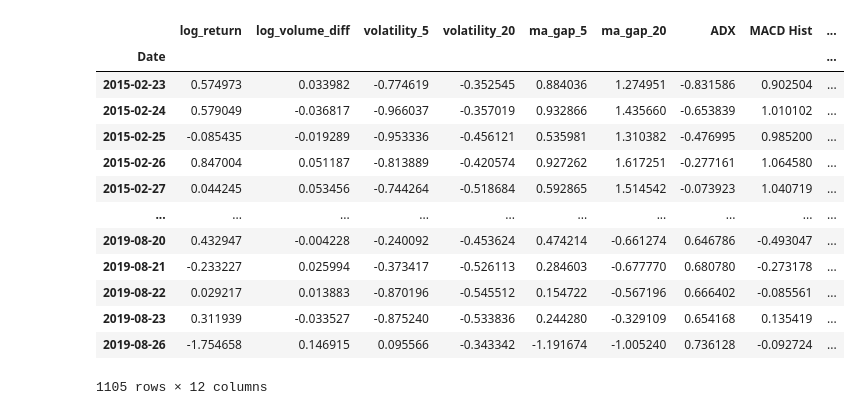
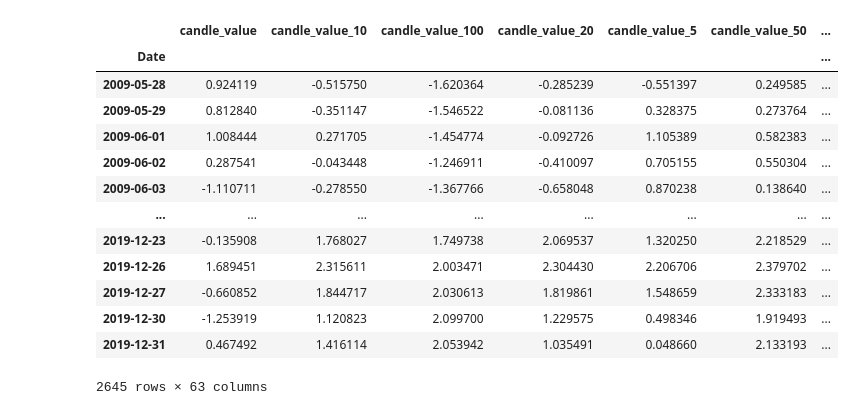
Before and after one commit to napnel/UoA-thesis-s1260099, a Jupyter notebook: train_rllib.ipynb, the cells around one changed output. Cells and saved outputs as stored; diff of their text form; code cells hidden in the pictures.

```diff
--- a/train_rllib.ipynb
+++ b/train_rllib.ipynb
@@ -10,11 +14,14 @@ from utils.backtest import backtest
 Loading BokehJS ...
 [interactive output not drawn]
 # %%
-dtickers = ["ES=F"]
-data = DataLoader.fetch_data("^N225", interval="1d", start="2015-01-01", end="2021-08-31")
+tickers = ["ES=F", "^GSPC", "^N225"]
+data = DataLoader.fetch_data("ES=F", interval="1d", start="2009-01-01", end="2021-09-30")
+# data = DataLoader.load_data("./data/LTCUSD.csv")
 data_len = len(data)
-_data_train = data.iloc[: int(data_len * 0.7), :]
-_data_eval = data.iloc[int(data_len * 0.7) :, :]
+# _data_train = data.iloc[: int(data_len * 0.8), :]
+_data_train = data.loc[:"2019-12-31", :]
+# _data_eval = data.iloc[int(data_len * 0.8) :, :]
+_data_eval = data.loc["2020-01-01":, :]
 print(f"Training Sapn: {_data_train.index[0]} to {_data_train.index[-1]}, Length: {len(_data_train)}")
 print(f"Evaluating Span: {_data_eval.index[0]} to {_data_eval.index[-1]}, Length: {len(_data_eval)}")
 # %% [output]
@@ -24,18 +31,18 @@ Evaluating Span: 2019-08-27 00:00:00 to 2021-08-30 00:00:00, Length: 488
 # %%
-data_train, features_train, data_eval, features_eval = Preprocessor.preprocessing(_data_train, _data_eval)
+data_train, features_train, data_eval, features_eval = Preprocessor.preprocessing(_data_train, _data_eval, use_tech_indicators=False)
 features_train
 # %% [output]
-|  | log_return | log_volume_diff | volatility_5 | volatility_20 | ma_gap_5 | ma_gap_20 | ADX | MACD Hist | ... |
-| Date |  |  |  |  |  |  |  |  | ... |
-| 2015-02-23 | 0.574973 | 0.033982 | -0.774619 | -0.352545 | 0.884036 | 1.274951 | -0.831586 | 0.902504 | ... |
-| 2015-02-24 | 0.579049 | -0.036817 | -0.966037 | -0.357019 | 0.932866 | 1.435660 | -0.653839 | 1.010102 | ... |
-| 2015-02-25 | -0.085435 | -0.019289 | -0.953336 | -0.456121 | 0.535981 | 1.310382 | -0.476995 | 0.985200 | ... |
-| 2015-02-26 | 0.847004 | 0.051187 | -0.813889 | -0.420574 | 0.927262 | 1.617251 | -0.277161 | 1.064580 | ... |
-| 2015-02-27 | 0.044245 | 0.053456 | -0.744264 | -0.518684 | 0.592865 | 1.514542 | -0.073923 | 1.040719 | ... |
-| ... | ... | ... | ... | ... | ... | ... | ... | ... | ... |
-| 2019-08-20 | 0.432947 | -0.004228 | -0.240092 | -0.453624 | 0.474214 | -0.661274 | 0.646786 | -0.493047 | ... |
-| 2019-08-21 | -0.233227 | 0.025994 | -0.373417 | -0.526113 | 0.284603 | -0.677770 | 0.680780 | -0.273178 | ... |
-| 2019-08-22 | 0.029217 | 0.013883 | -0.870196 | -0.545512 | 0.154722 | -0.567196 | 0.666402 | -0.085561 | ... |
-| 2019-08-23 | 0.311939 | -0.033527 | -0.875240 | -0.533836 | 0.244280 | -0.329109 | 0.654168 | 0.135419 | ... |
-| 2019-08-26 | -1.754658 | 0.146915 | 0.095566 | -0.343342 | -1.191674 | -1.005240 | 0.736128 | -0.092724 | ... |
+|  | candle_value | candle_value_10 | candle_value_100 | candle_value_20 | candle_value_5 | candle_value_50 | ... |
+| Date |  |  |  |  |  |  | ... |
+| 2009-05-28 | 0.924119 | -0.515750 | -1.620364 | -0.285239 | -0.551397 | 0.249585 | ... |
+| 2009-05-29 | 0.812840 | -0.351147 | -1.546522 | -0.081136 | 0.328375 | 0.273764 | ... |
+| 2009-06-01 | 1.008444 | 0.271705 | -1.454774 | -0.092726 | 1.105389 | 0.582383 | ... |
+| 2009-06-02 | 0.287541 | -0.043448 | -1.246911 | -0.410097 | 0.705155 | 0.550304 | ... |
+| 2009-06-03 | -1.110711 | -0.278550 | -1.367766 | -0.658048 | 0.870238 | 0.138640 | ... |
+| ... | ... | ... | ... | ... | ... | ... | ... |
+| 2019-12-23 | -0.135908 | 1.768027 | 1.749738 | 2.069537 | 1.320250 | 2.218529 | ... |
+| 2019-12-26 | 1.689451 | 2.315611 | 2.003471 | 2.304430 | 2.206706 | 2.379702 | ... |
+| 2019-12-27 | -0.660852 | 1.844717 | 2.030613 | 1.819861 | 1.548659 | 2.333183 | ... |
+| 2019-12-30 | -1.253919 | 1.120823 | 2.099700 | 1.229575 | 0.498346 | 1.919493 | ... |
+| 2019-12-31 | 0.467492 | 1.416114 | 2.053942 | 1.035491 | 0.048660 | 2.133193 | ... |
-1105 rows × 12 columns
+2645 rows × 63 columns
```
Also changed, not shown: parts of 14 cells of this notebook, 4 other files.
